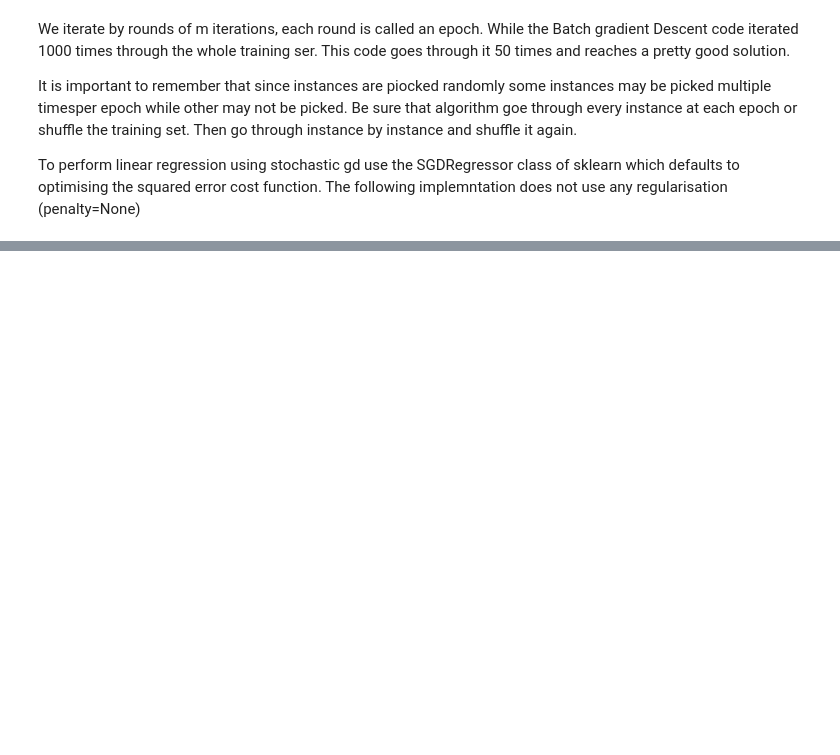
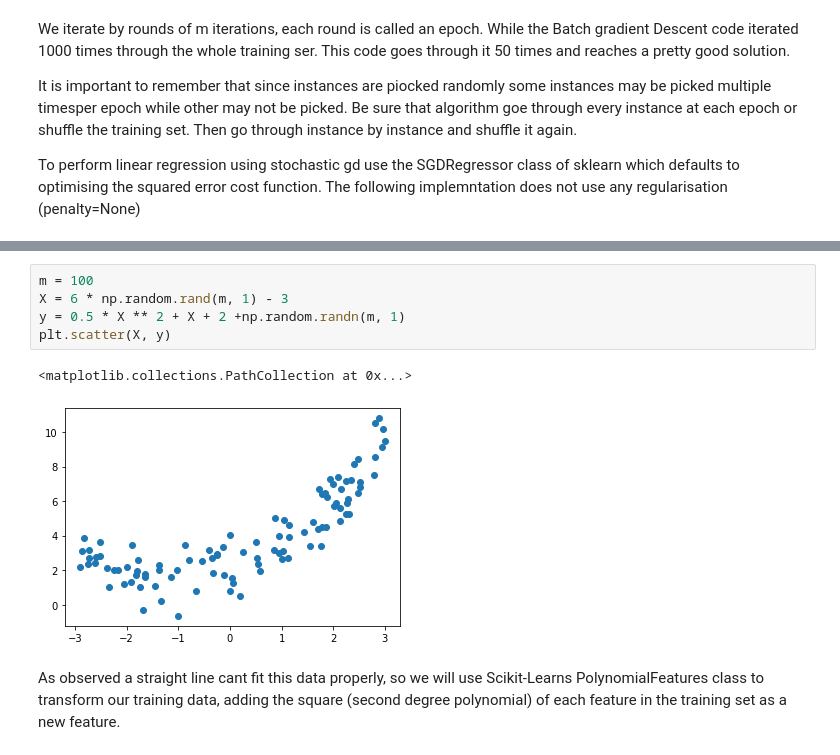
Before and after one commit to rishabhrao12/machine-learning, a Jupyter notebook: Part1-MachineLearning/Ch04-Regression/Regression.ipynb, the cells around one changed output, grey strips where cells are left out. Saved outputs shown, nothing was run; the diff lists cells and outputs as text; blank space fills up the shorter version.

Commit message:
Added polynomial regression theory

```diff
--- a/Part1-MachineLearning/Ch04-Regression/Regression.ipynb
+++ b/Part1-MachineLearning/Ch04-Regression/Regression.ipynb
@@ -299,0 +310,10 @@ A comparison of algorithms would be as follows: -
+# %%
+m = 100
+X = 6 * np.random.rand(m, 1) - 3
+y = 0.5 * X ** 2 + X + 2 +np.random.randn(m, 1)
+plt.scatter(X, y)
+# %% [output]
+<matplotlib.collections.PathCollection at 0x...>
+[figure, added]
+# %% [markdown]
+As observed a straight line cant fit this data properly, so we will use Scikit-Learns PolynomialFeatures class to transform our training data, adding the square (second degree polynomial) of each feature in the training set as a new feature.
```
Also changed, not shown: parts of 14 cells of this notebook, 1 other file.
